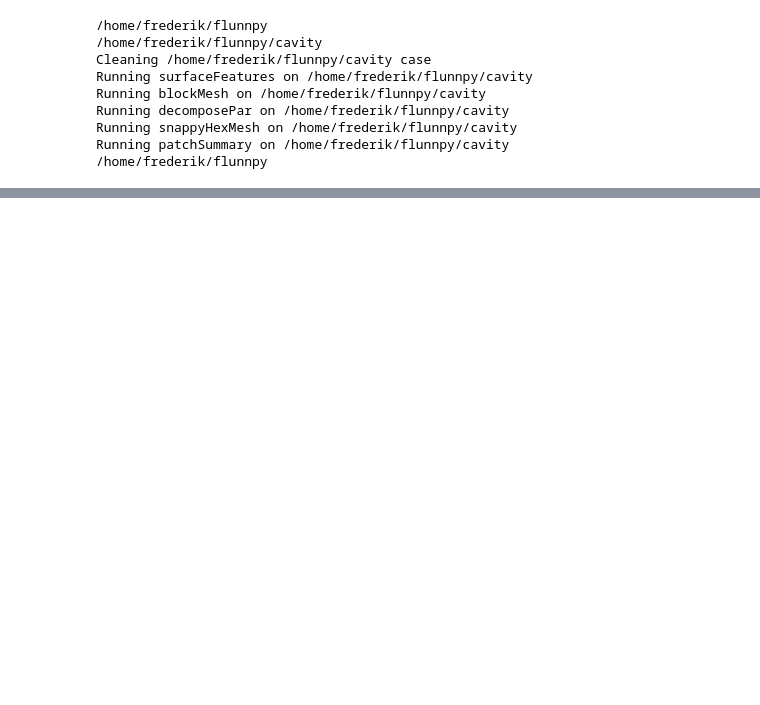
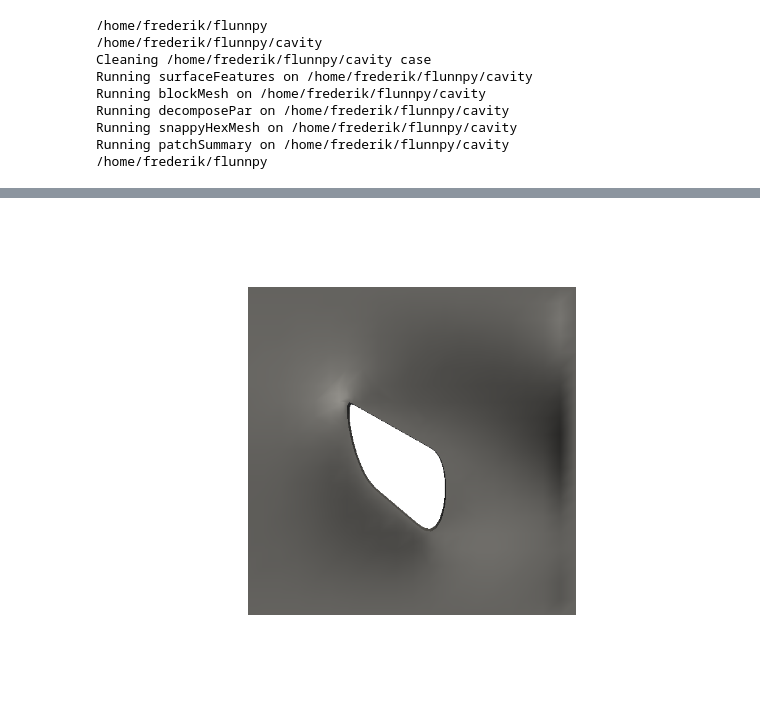
Before and after one commit to FredS1000/Flunnpy, a Jupyter notebook: Run Cavity.ipynb, the cells around one changed output, grey strips where cells are left out. Saved outputs shown, nothing was run; the diff lists cells and outputs as text; code cells hidden in the pictures; blank space fills up the shorter version.

```diff
--- a/Run Cavity.ipynb
+++ b/Run Cavity.ipynb
@@ -229,0 +330,8 @@ a=vtki.PolyData(grid.points,vectors)
+# %%
+plotter2.add_mesh(grid,interpolate_before_map=False,**dargs2)
+#plotter.link_views()
+plotter2.view_xy()
+Solution_FileY=SolutionName+'_Y'+'.png'
+plotter2.show(screenshot=Solution_FileY)
+# %% [output]
+[figure, added]
```
Also changed, not shown: parts of 10 cells of this notebook, 4 other files.
